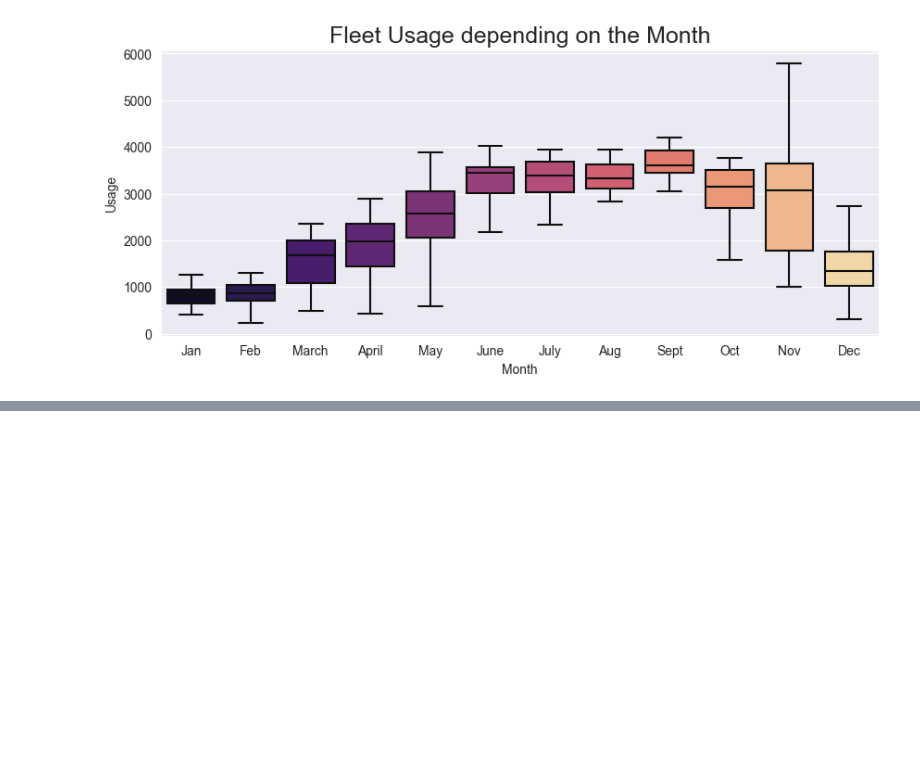
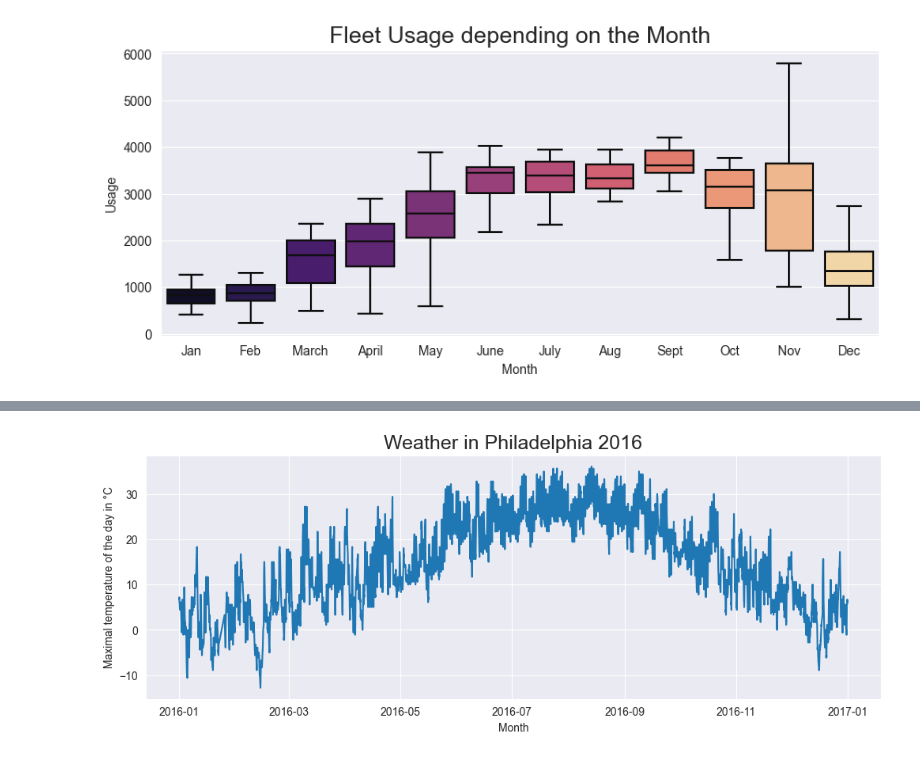
Before and after one commit to Jerematix/dataflow, a Jupyter notebook: notebooks/descriptive_analytics/temporal_demand_patterns_seasonality.ipynb, the cells around one changed output, grey strips where cells are left out. Saved outputs shown, nothing was run; the diff lists cells and outputs as text; code cells hidden in the pictures; blank space fills up the shorter version.

Commit message:
Merge Notebooks Temporal Data

```diff
--- a/notebooks/descriptive_analytics/temporal_demand_patterns_seasonality.ipynb
+++ b/notebooks/descriptive_analytics/temporal_demand_patterns_seasonality.ipynb
@@ -71,0 +71,4 @@ plt.show()
+# %%
+#Import data
+trips_df = pd.read_parquet("../../data/bike_trips_cleaned.parquet")
+trips_df.head(3)
@@ -71,0 +81,12 @@ plt.show()
+# %%
+#Displaying values graphically
+plt.subplots(figsize=(12, 4))
+plt.grid(True)
+plt.plot(trips_df["date_time"],trips_df["max_temp"])
+plt.xlabel("Month")
+plt.ylabel("Maximal temperature of the day in °C")
+plt.title("Weather in Philadelphia 2016", fontsize=18, fontname="Arial")
+plt.show()
+#ax.figure.savefig("../../figures/Weather.png")
+# %% [output]
+[figure, added]
```
Also changed, not shown: parts of 17 cells of this notebook, 4 other files.
